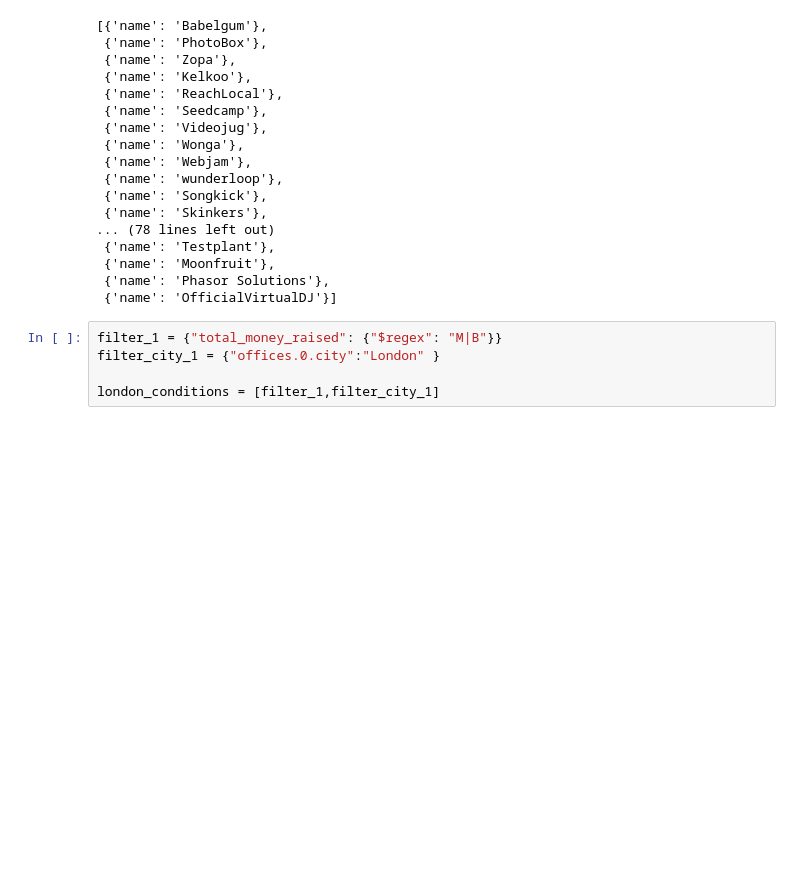
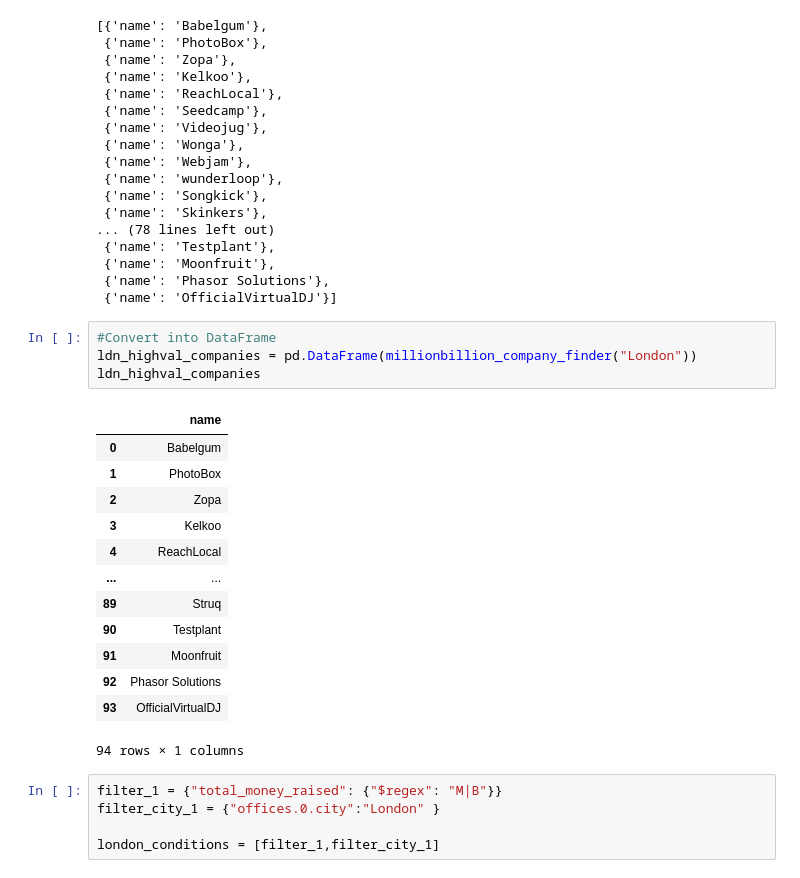
Before and after one commit to Hugocodesdude/Project_3, a Jupyter notebook: src/database_investigation_mongos.ipynb, the cells around one changed output. Saved outputs shown, nothing was run; the diff lists cells and outputs as text; blank space fills up the shorter version.

```diff
--- a/src/database_investigation_mongos.ipynb
+++ b/src/database_investigation_mongos.ipynb
@@ -129,6 +175,24 @@ millionbillion_company_finder("London")
  {'name': 'Moonfruit'},
  {'name': 'Phasor Solutions'},
  {'name': 'OfficialVirtualDJ'}]
+# %%
+#Convert into DataFrame
+ldn_highval_companies = pd.DataFrame(millionbillion_company_finder("London"))
+ldn_highval_companies
+# %% [output]
+|  | name |
+| 0 | Babelgum |
+| 1 | PhotoBox |
+| 2 | Zopa |
+| 3 | Kelkoo |
+| 4 | ReachLocal |
+| ... | ... |
+| 89 | Struq |
+| 90 | Testplant |
+| 91 | Moonfruit |
+| 92 | Phasor Solutions |
+| 93 | OfficialVirtualDJ |
+94 rows × 1 columns
 # %%
 filter_1 = {"total_money_raised": {"$regex": "M|B"}}
 filter_city_1 = {"offices.0.city":"London" }
```
Also changed, not shown: parts of 38 cells of this notebook, 2 other files.
